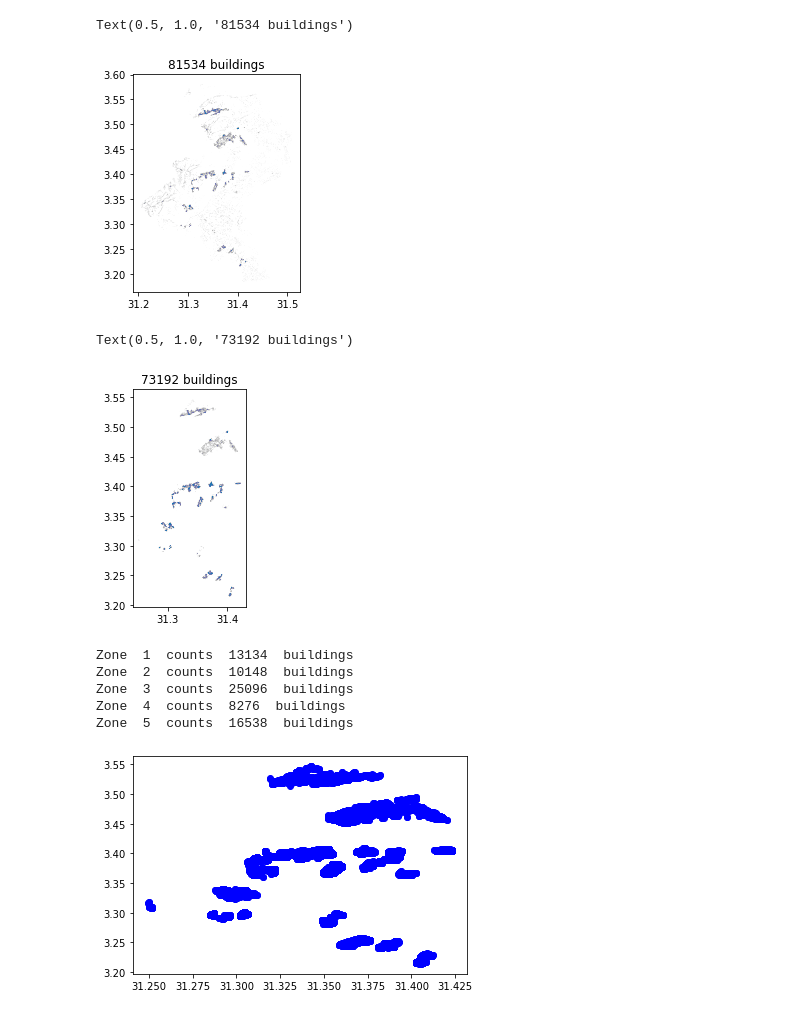
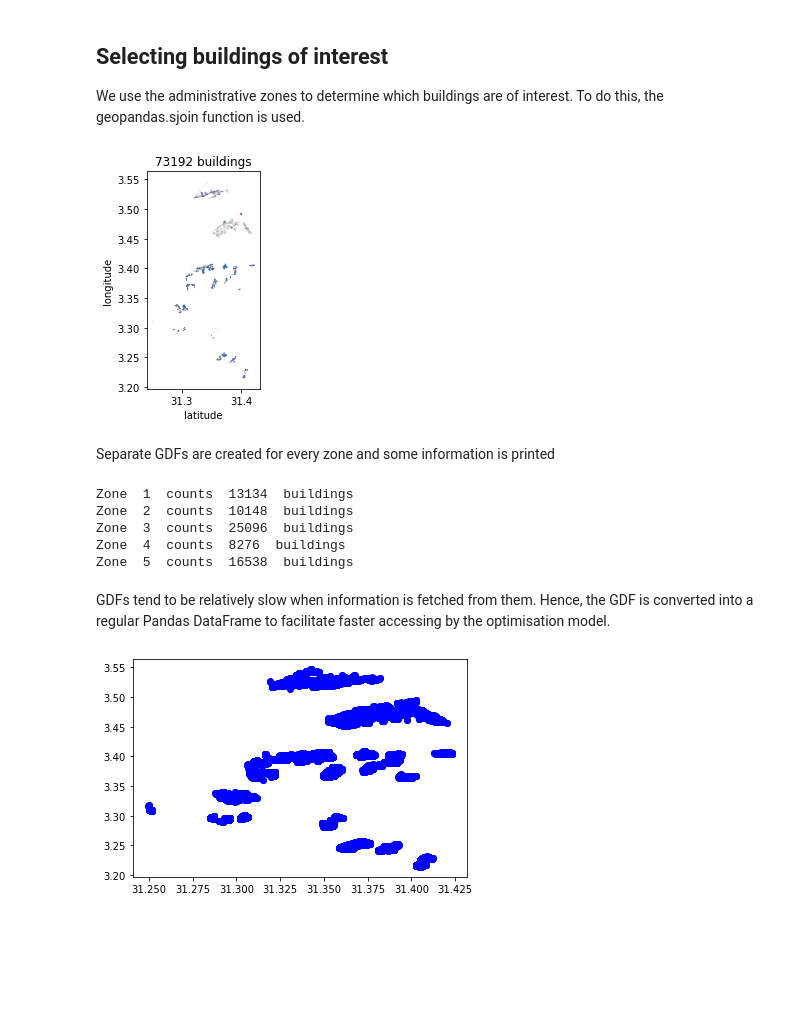
Before and after one commit to daanieo/FATM_opt, a Jupyter notebook: Data preparation.ipynb, the cells around one changed output. Saved outputs shown, nothing was run; the diff lists cells and outputs as text; code cells hidden in the pictures; blank space fills up the shorter version.

Commit message:
Updated data preparation

```diff
--- a/Data preparation.ipynb
+++ b/Data preparation.ipynb
@@ -50,20 +78,21 @@ all_zones.plot()
+# %% [markdown]
+## Selecting buildings of interest
+We use the administrative zones to determine which buildings are of interest. To do this, the geopandas.sjoin function is used.
 # %%
+# # Spatial join, plot and count of the buildings within the zones' perimeters
+# all_zones_joined = geopandas.sjoin(buildings_in_district,all_zones)
+# all_zones_joined.to_file("../input_files/building_polygons/all_zones.shp")
+
 # Reading, plotting and counting the buildings within the camp's perimeters
-buildings_in_district = geopandas.read_file("../input_files/building_polygons/rr_within.shp")
+buildings_in_district = geopandas.read_file("../input_files/building_polygons/all_zones.shp")
 buildings_in_district.plot()
-plt.title("%s buildings"%len(buildings_in_district))
+plt.title("%s buildings"%len(buildings_in_district));
+plt.xlabel("latitude");
+plt.ylabel("longitude");
 # %% [output]
-Text(0.5, 1.0, '81534 buildings')
-[figure, old version]
+[figure, new version]
-# %%
-# Spatial join, plot and count of the buildings within the zones' perimeters
-all_zones_joined = geopandas.sjoin(buildings_in_district,all_zones)
-all_zones_joined.to_file("../input_files/building_polygons/all_zones.shp")
-all_zones_joined.plot()
-plt.title("%s buildings"%len(all_zones_joined))
-# %% [output]
-Text(0.5, 1.0, '73192 buildings')
-[figure, removed]
+# %% [markdown]
+Separate GDFs are created for every zone and some information is printed
 # %%
 # Create separate geodataframes for every zone
 for zindex in range(1,6):
@@ -81,6 +110,8 @@ Zone  2  counts  10148  buildings
 Zone  3  counts  25096  buildings
 Zone  4  counts  8276  buildings
 Zone  5  counts  16538  buildings
+# %% [markdown]
+GDFs tend to be relatively slow when information is fetched from them. Hence, the GDF is converted into a regular Pandas DataFrame to facilitate faster accessing by the optimisation model.
 # %%
 from data_prep_funcs import buildings_shp_to_df
 import matplotlib.pyplot as plt
```
Also changed, not shown: parts of 25 cells of this notebook, 5 other files.
